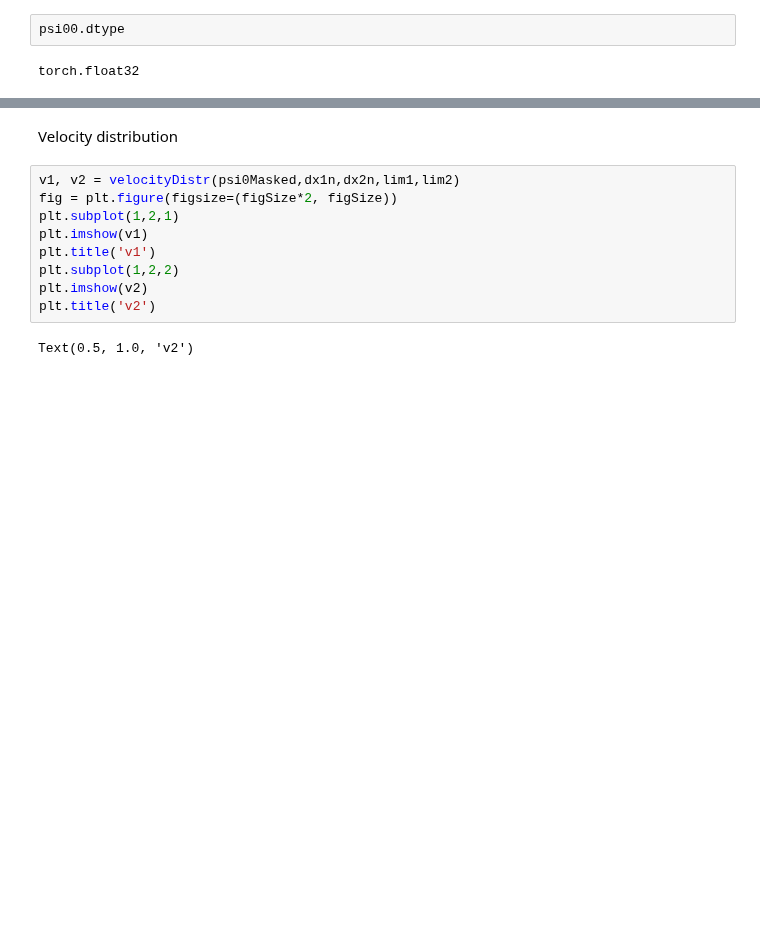
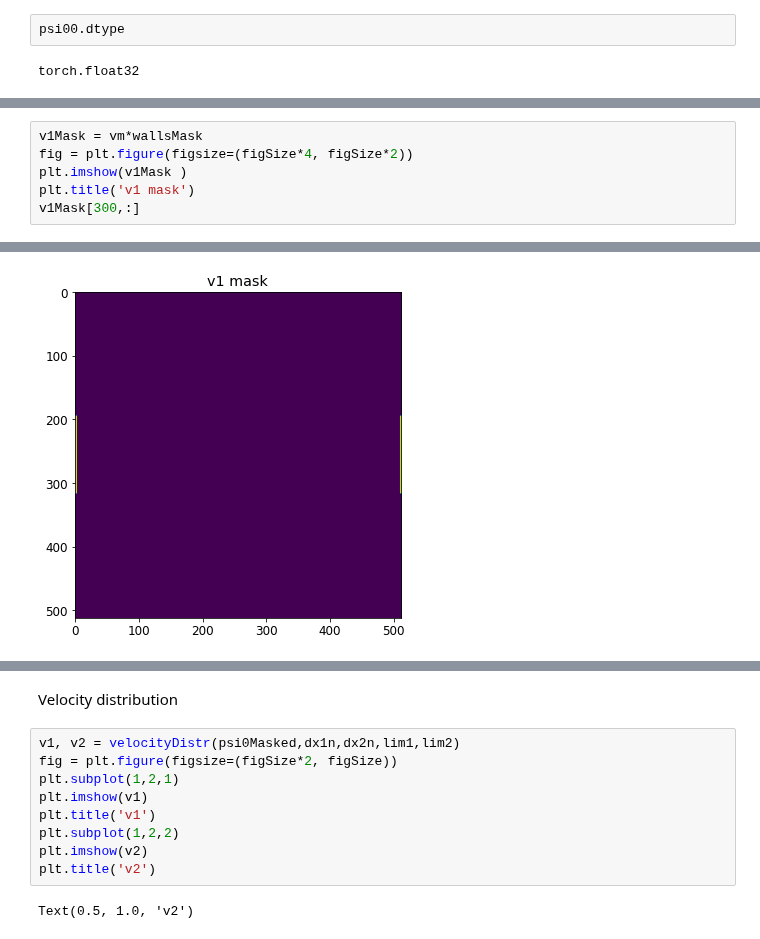
Before and after one commit to Mechanics-Mechatronics-and-Robotics/Physics-based-loss-and-machine-learning-approach-in-application-to-viscous-fluids-flow-modeling, a Jupyter notebook: Main.ipynb, the cells around one changed output, grey strips where cells are left out. Saved outputs shown, nothing was run; the diff lists cells and outputs as text; blank space fills up the shorter version.

```diff
--- a/Main.ipynb
+++ b/Main.ipynb
@@ -240,0 +273,7 @@ Text(0.5, 1.0, 'psi function with mask')
+# %%
+v1Mask = vm*wallsMask
+fig = plt.figure(figsize=(figSize*4, figSize*2))
+plt.imshow(v1Mask )
+plt.title('v1 mask')
+v1Mask[300,:]
+# %% [output]
@@ -241,3 +297,4 @@ Text(0.5, 1.0, 'psi function with mask')
+[figure, added]
 # %%
 fig = plt.figure(figsize=(figSize, figSize))
 plt.plot(psi0Masked[:,200])
```
Also changed, not shown: parts of 22 cells of this notebook.
